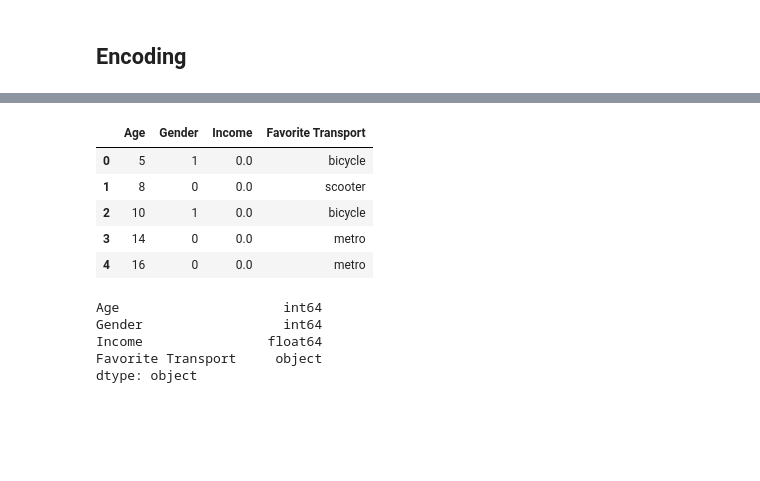
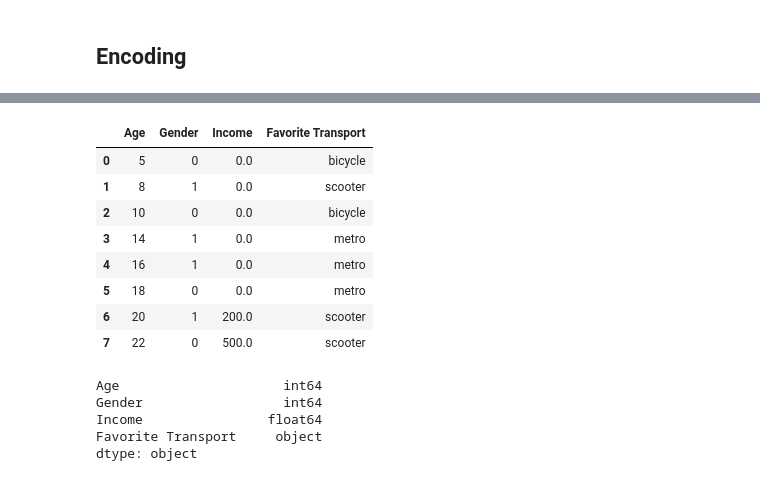
Before and after one commit to Wavevladimir/-, a Jupyter notebook: Scikit/Scikit Prediction and Evaluation .ipynb, the cells around one changed output, grey strips where cells are left out. Saved outputs shown, nothing was run; the diff lists cells and outputs as text; code cells hidden in the pictures; blank space fills up the shorter version.

```diff
--- a/Scikit/Scikit Prediction and Evaluation .ipynb
+++ b/Scikit/Scikit Prediction and Evaluation .ipynb
@@ -92,18 +84,27 @@ df['Gender'].unique()
 # %%
-df.replace({
-    'Gender': {
-        'male': 0,
-        'female': 1
-    }
-}, inplace=True)
-df.head()
+# OPTION ONE
+#df.replace({
+#    'Gender': {
+#        'male': 0,
+#        'female': 1
+#    }
+#}, inplace=True)
+#df.head()
-# %% [output]
-|  | Age | Gender | Income | Favorite Transport |
-| 0 | 5 | 1 | 0.0 | bicycle |
-| 1 | 8 | 0 | 0.0 | scooter |
-| 2 | 10 | 1 | 0.0 | bicycle |
-| 3 | 14 | 0 | 0.0 | metro |
-| 4 | 16 | 0 | 0.0 | metro |
+# %%
+# OPTION TWO
+label_encoder = LabelEncoder()
+df['Gender'] = label_encoder.fit_transform(df['Gender'])
+df.head(8)
+# %% [output]
+|  | Age | Gender | Income | Favorite Transport |
+| 0 | 5 | 0 | 0.0 | bicycle |
+| 1 | 8 | 1 | 0.0 | scooter |
+| 2 | 10 | 0 | 0.0 | bicycle |
+| 3 | 14 | 1 | 0.0 | metro |
+| 4 | 16 | 1 | 0.0 | metro |
+| 5 | 18 | 0 | 0.0 | metro |
+| 6 | 20 | 1 | 200.0 | scooter |
+| 7 | 22 | 0 | 500.0 | scooter |
 # %%
 df.dtypes
 # %% [output]
```
Also changed, not shown: parts of 6 cells of this notebook.
